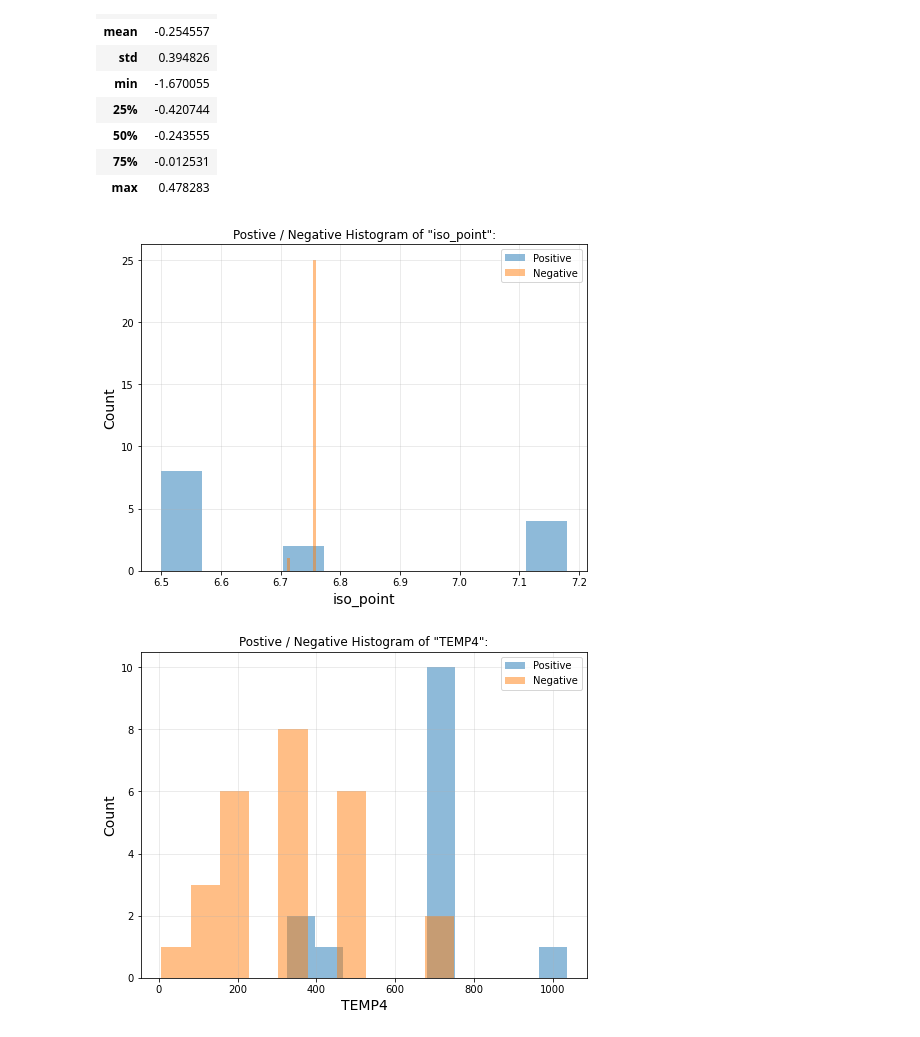
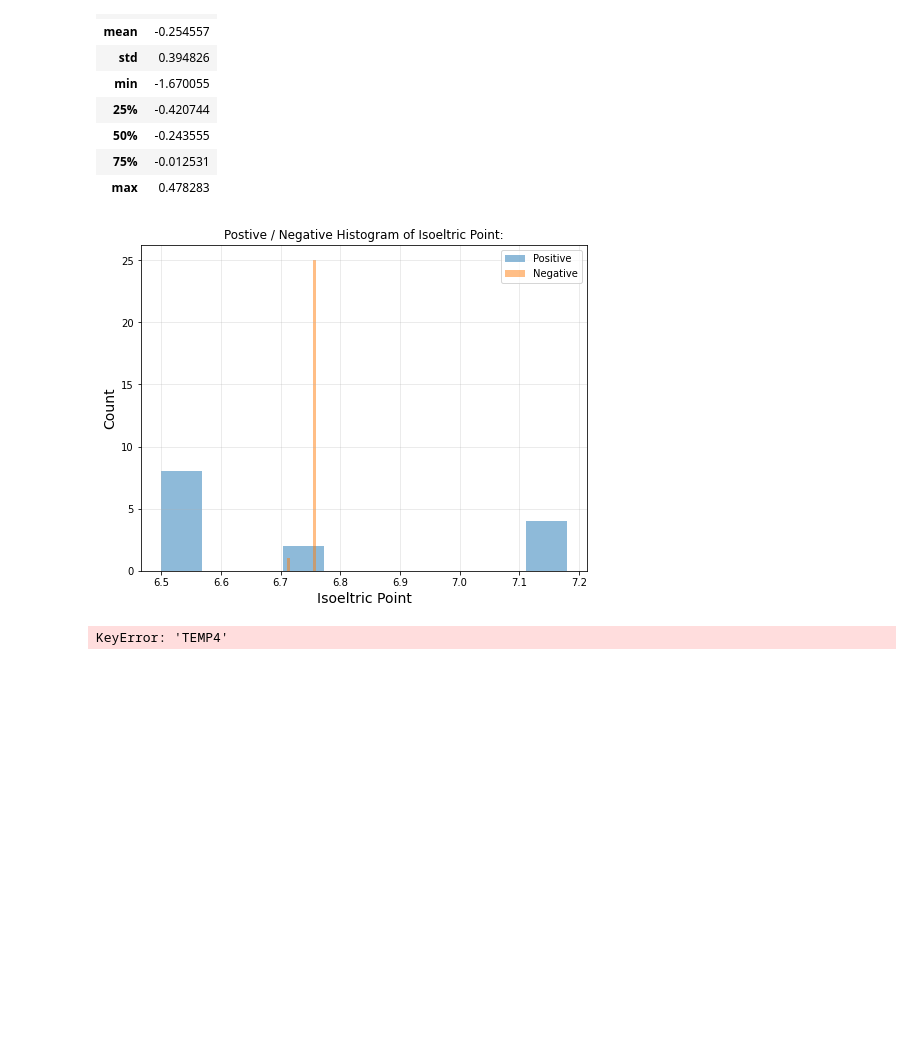
Before and after one commit to elainexliu/SVSM_Biotech2021, a Jupyter notebook: SVSM2021 Data Analysis 1.ipynb, the cells around one changed output. Drawn from its saved outputs; the diff is of its cells as text; code cells hidden in the pictures; blank space fills up the shorter version.

```diff
--- a/SVSM2021 Data Analysis 1.ipynb
+++ b/SVSM2021 Data Analysis 1.ipynb
@@ -5,7 +5,7 @@ import pandas as pd
 import statistics as st
 # %%
 #Create data frame for Students with pandas
-df = pd.read_csv("Cataract Data 1.csv")
+df = pd.read_csv("Cataract Data 1.2.csv")
 # %%
 #5 number summery
 def five_number(*argv):
@@ -28,15 +28,15 @@ def two_bars(*argv):
     groupby_positive_negative = df.groupby('positive_negative')[arg_list].mean()
     groupby_positive_negative.plot.bar()
 
-#scatterplot between the two varables and postive/negative represted with green and blue
-def scatterplot(arg1,arg2):
+#scatterplot("x label","y label","varable 1","varable 2")
+def scatterplot(x_axis,y_axis,arg1,arg2):
     temp_df = pd.DataFrame({"pos/neg": df["positive_negative"],"x": df[arg1],"y": df[arg2]})
 
     _label = []
     _label1 = []
 
     for i in range(temp_df["x"].size):
-        if temp_df["pos/neg"][i] == "positive":
+        if temp_df["pos/neg"][i] == 1:
             _label.append("yes")
             _label1.append("red")
         else:
@@ -55,27 +55,28 @@ def scatterplot(arg1,arg2):
     #ax.legend(sc.legend_elements()[0], u, title="Label")
     #ax.legend([line1, line2], ['label1', 'label2'])
     plt.grid(True,alpha=.3)
-    plt.title("Relationship Between " + str(arg1) + " and " + str(arg2) + ":")
-    plt.xlabel(str(arg1))
-    plt.ylabel(str(arg2))
+    plt.title("Relationship Between " + x_axis + " and " + y_axis + ":")
+    plt.xlabel(str(x_axis))
+    plt.ylabel(str(y_axis))
 
     plt.show()
     print("Red = Positive || Green = Negative")
 
-def pos_neg_histogram(arg1,_bins1,_bins2):
-    df1 = pd.DataFrame(df[df['positive_negative']=='positive'])
-    df2 = pd.DataFrame(df[df['positive_negative']=='negative'])
+#pos_neg_histogram("title","collumn","amount of bins","amount of bins")
+def pos_neg_histogram(_title,arg1,_bins1,_bins2):
+    df1 = pd.DataFrame(df[df['positive_negative']== 1])
+    df2 = pd.DataFrame(df[df['positive_negative']== 0])
     data1 = df1[arg1]
     data2 = df2[arg1]
 
     plt.figure(figsize=(8,6))
     plt.hist(data1, bins=_bins1, alpha=0.5, label="Positive")#, edgecolor='black', linewidth=1
     plt.hist(data2, bins=_bins2, alpha=0.5, label="Negative")#, edgecolor='black', linewidth=1
-    plt.xlabel(arg1, size=14)
+    plt.xlabel(_title, size=14)
     plt.ylabel("Count", size=14)
     plt.grid(True,alpha=.3)
 
-    plt.title('Postive / Negative Histogram of "' + str(arg1) + '":')
+    plt.title('Postive / Negative Histogram of ' + _title + ':')
     plt.legend(loc='upper right')
     plt.show()
 
@@ -190,8 +157,8 @@ five_number("TEMP3")
 | 75% | -0.012531 |
 | max | 0.478283 |
 # %%
-pos_neg_histogram("iso_point",10,10)
-pos_neg_histogram("TEMP4",10,10)
+pos_neg_histogram("Isoeltric Point","iso_point",10,10)
+pos_neg_histogram("Eveolutionary Time","TEMP4",10,10)
 # %% [output]
-[figure, old version]
+[figure, new version]
-[figure, removed]
+KeyError: 'TEMP4'
```
Also changed, not shown: parts of 9 cells of this notebook.
